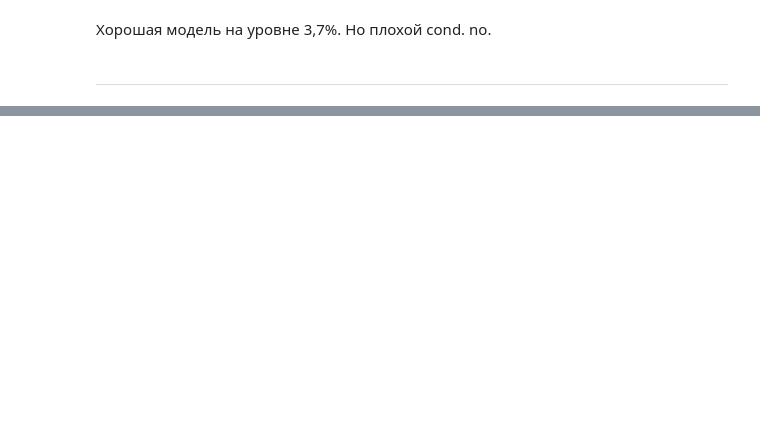
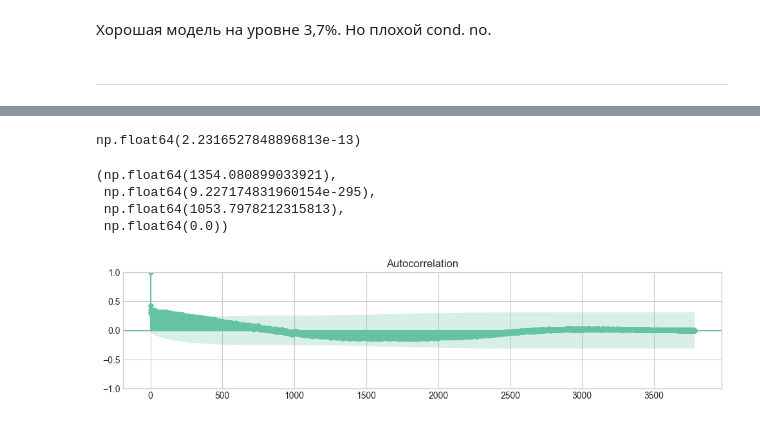
Before and after one commit to GregValdemarov/SUM_PMI3-1_Econometrics, a Jupyter notebook: Датасеты/last/Авиа/model.ipynb, the cells around one changed output, grey strips where cells are left out. Saved outputs shown, nothing was run; the diff lists cells and outputs as text; code cells hidden in the pictures; blank space fills up the shorter version.

```diff
--- a/Датасеты/last/Авиа/model.ipynb
+++ b/Датасеты/last/Авиа/model.ipynb
@@ -1470,0 +1522,4 @@ Notes:
+# %%
+X = sm.add_constant(X)
+model_clear_wconst = sm.OLS(y,X).fit()
+print(model_clear_wconst.summary())
@@ -1470,0 +1544,19 @@ Notes:
+# %%
+model_clear_wconst.resid.mean()
+# %% [output]
+np.float64(2.2316527848896813e-13)
+# %%
+sm.stats.het_white(model_clear_wconst.resid, X)
+# %% [output]
+(np.float64(1354.080899033921),
+ np.float64(9.227174831960154e-295),
+ np.float64(1053.7978212315813),
+ np.float64(0.0))
+# %%
+plt.figure(figsize=(12,8))
+plt.subplot(3,1,1)
+acf_val = sm.tsa.stattools.acf(model_clear_wconst.resid, nlags=len(model_clear_wconst.resid))
+sm.graphics.tsa.plot_acf(model_clear_wconst.resid, lags=len(model_clear_wconst.resid)-1, ax=plt.gca())
+plt.grid(True)
+# %% [output]
+[figure, added]
```
Also changed, not shown: parts of 59 cells of this notebook, 9 other files.
